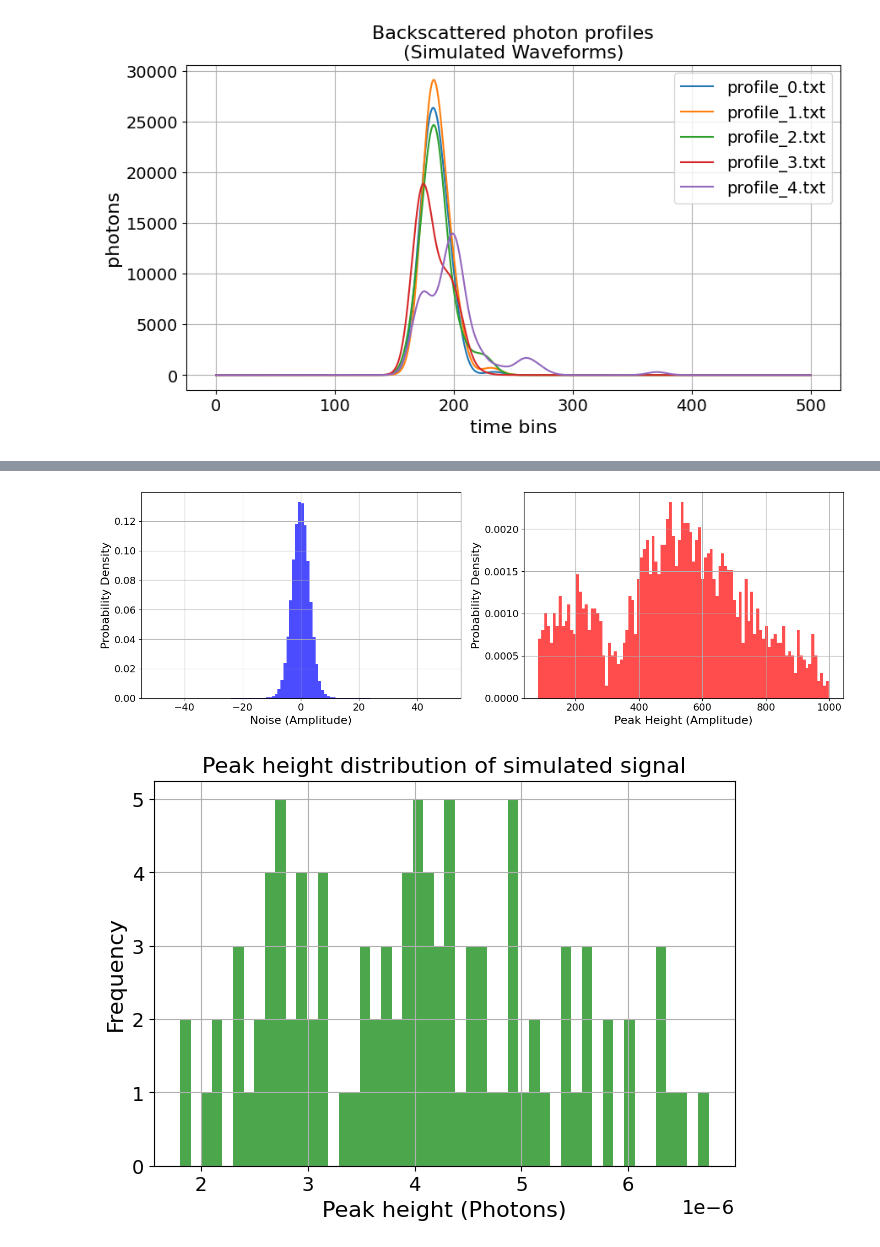
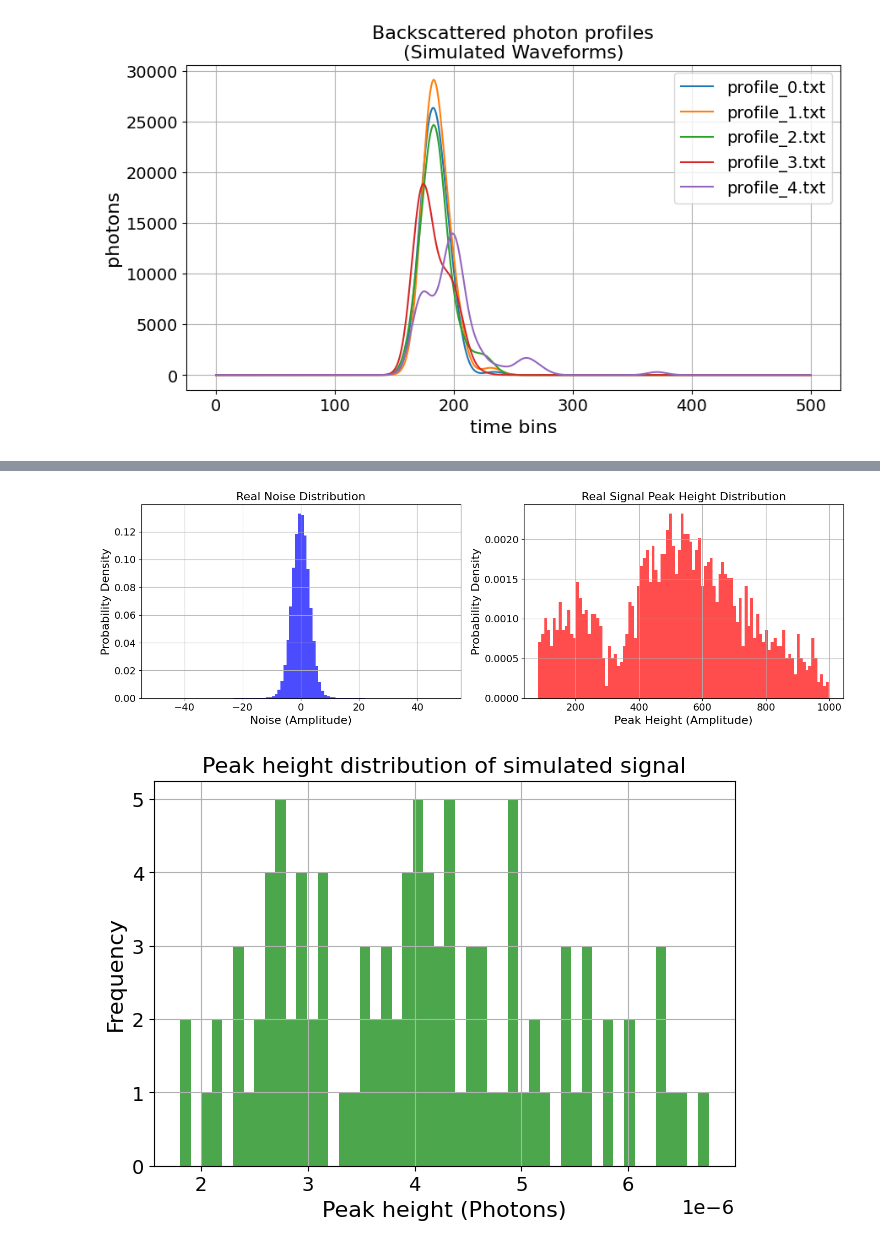
Before and after one commit to Bhatta6190/Waveform-LiDAR-Analysis, a Jupyter notebook: noise_addition.ipynb, the cells around one changed output, grey strips where cells are left out. Cells and saved outputs as stored; diff of their text form; code cells hidden in the pictures.

Commit message:
noise_addition code updated and Readme file added

```diff
--- a/noise_addition.ipynb
+++ b/noise_addition.ipynb
@@ -146,31 +146,29 @@ plt.show()
 # %%
-## Adding noise based on signal scaling and noise distribution generated from the real waveform analysis
+## 2. Read the signal strength and noise distribution that we obtained from noisy analysis of the real LVIS data
 
-# Read the signal strength and noise distribution
+noise_real = np.loadtxt('./realdataBioscape_LVIS/lvis_noise_values.txt', skiprows =1)
+signal_height_dist_real = np.loadtxt('./realdataBioscape_LVIS/lvis_peakHeight_values.txt', skiprows =1)
 
-noise_real = np.loadtxt('../Noise/realdataBioscape_LVIS/lvis_noise_values.txt', skiprows =1)
-signal_height_dist_real = np.loadtxt('../Noise/realdataBioscape_LVIS/lvis_peakHeight_values.txt', skiprows =1)
+# Create the figure and subplots
+fig, axs = plt.subplots(1, 2, figsize=(15, 5))
+
+# Plot the noise distribution on the first subplot
+axs[0].hist(noise_real, bins=100, alpha=0.7, color='b', density=True)  # Normalize the histogram
+axs[0].set_title('Real Noise Distribution')
+axs[0].set_xlabel('Noise (Amplitude)')
+axs[0].set_ylabel('Probability Density')
+axs[0].grid(True)
+
+# Plot the signal strength distribution on the second subplot
+axs[1].hist(signal_height_dist_real, bins=100, alpha=0.7, color='r', density=True)  # Normalize the histogram
+axs[1].set_title('Real Signal Peak Height Distribution')
+axs[1].set_xlabel('Peak Height (Amplitude)')
+axs[1].set_ylabel('Probability Density')
+axs[1].grid(True)
+
+# Adjust layout
+plt.tight_layout()
+plt.show()
+# %% [output]
+[figure, added]
-# %%
-# Create the figure and subplots
-fig, axs = plt.subplots(1, 2, figsize=(15, 5))
-
-# Plot the noise distribution on the first subplot
-axs[0].hist(noise_real, bins=100, alpha=0.7, color='b', density=True)  # Normalize the histogram
-# axs[0].set_title('LVIS Noise Distribution')
-axs[0].set_xlabel('Noise (Amplitude)')
-axs[0].set_ylabel('Probability Density')
-axs[0].grid(True)
-
-# Plot the signal strength distribution on the second subplot
-axs[1].hist(signal_height_dist_real, bins=100, alpha=0.7, color='r', density=True)  # Normalize the histogram
-# axs[1].set_title('LVIS Signal Peak Height Distribution')
-axs[1].set_xlabel('Peak Height (Amplitude)')
-axs[1].set_ylabel('Probability Density')
-axs[1].grid(True)
-
-# Adjust layout
-plt.tight_layout()
-plt.show()
-# %% [output]
-[figure, removed]
 # %%
```
Also changed, not shown: parts of 9 cells of this notebook, 1 other file.
